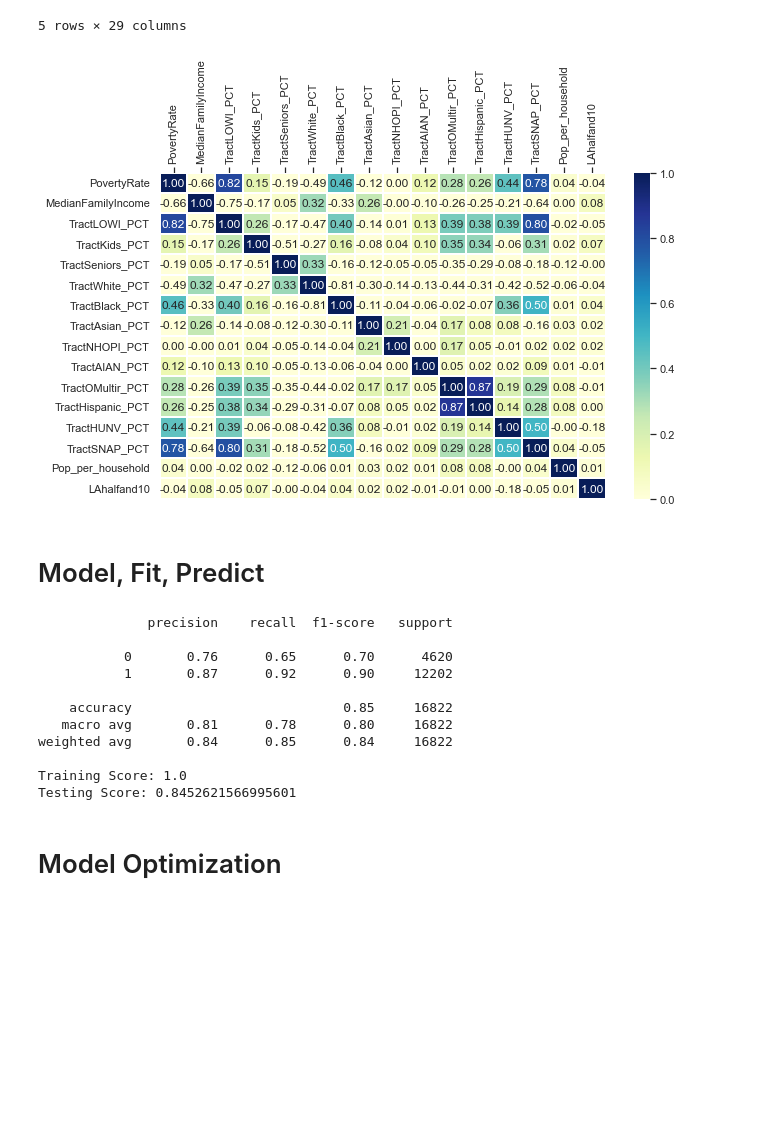
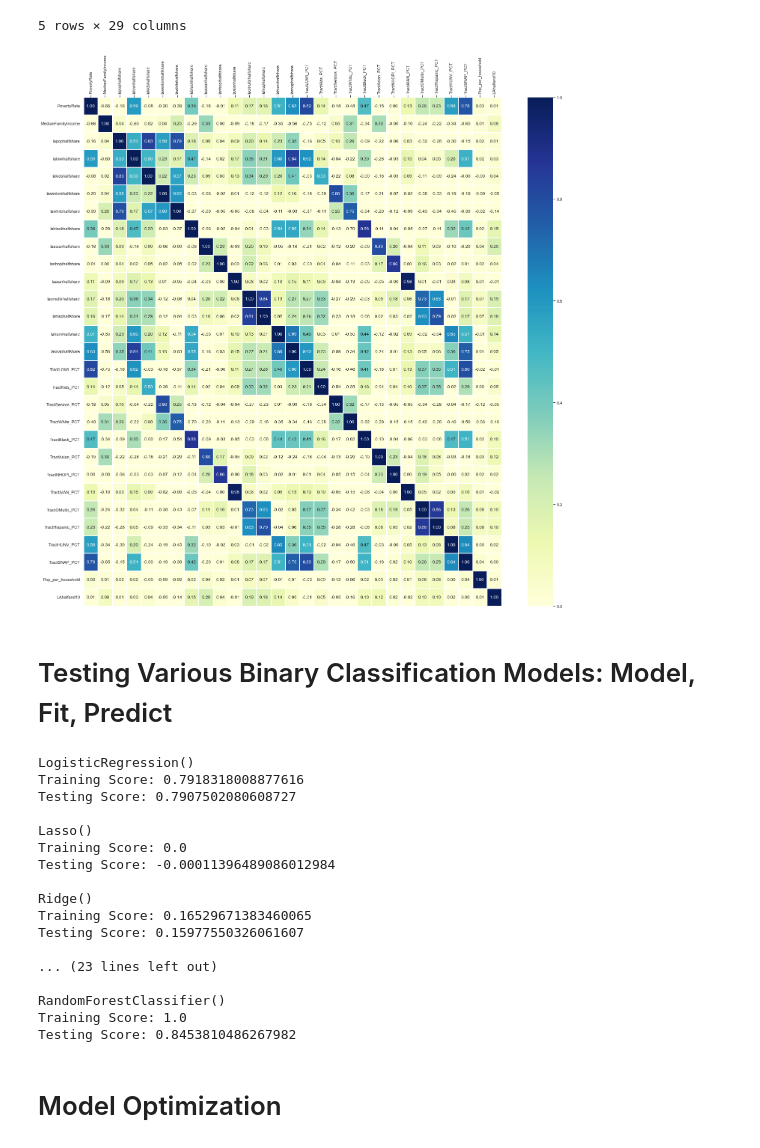
Before and after one commit to meeyoungPH/food-insecurity-machine-learning, a Jupyter notebook: static/data/ml_random_forest_classifier.ipynb, the cells around one changed output. Drawn from its saved outputs; the diff is of its cells as text; code cells hidden in the pictures; blank space fills up the shorter version.

```diff
--- a/static/data/ml_random_forest_classifier.ipynb
+++ b/static/data/ml_random_forest_classifier.ipynb
@@ -44,4 +45,4 @@ df1.tail()
 # %%
-# # Read df1
-# df1 = pd.read_csv("first_food_access.csv", index_col=0)
-# df1.head()
+# Read df1
+df1 = pd.read_csv("first_food_access.csv", index_col=0)
+df1.head()
@@ -592,20 +602,20 @@ df3.head()
 # %%
 # Check coorelation coefficient of feature in df
 corrM = df1.corr()
 
 # Create a heatmap for all parameter correlation values
 sns.set(style="white",font_scale=1)
-plt.figure(figsize = (10,6))
+plt.figure(figsize = (25,25))
 ax=sns.heatmap(corrM, cmap="YlGnBu", fmt='.2f',annot=True,\
              xticklabels=True,linewidth=2, vmin=0, vmax=1)
 # Set x-axis on top and rotate for clarity
 ax.xaxis.tick_top()
 plt.xticks(rotation=90)
 
 # Show the plot
 plt.show()
 # %% [output]
-[figure, old version]
+[figure, new version]
 # %%
 # Define features and target
 X = df3.drop('LAhalfand10', axis=1)
@@ -617,4 +627,4 @@ scaler = StandardScaler().fit(X_train)
 X_train_scaled = scaler.transform(X_train)
 X_test_scaled = scaler.transform(X_test)
 # %% [markdown]
-# Model, Fit, Predict
+# Testing Various Binary Classification Models: Model, Fit, Predict
@@ -621,22 +646,30 @@ X_test_scaled = scaler.transform(X_test)
 # %%
-clf = RandomForestClassifier().fit(X_train_scaled, y_train)
-y_pred = clf.predict(X_test_scaled)
-
-print(classification_report(y_test, y_pred))
-print(f'Training Score: {clf.score(X_train_scaled, y_train)}')
-print(f'Testing Score: {clf.score(X_test_scaled, y_test)}')
+# Fit and Pedict models
+for model in models:
+    model.fit(X_train_scaled, y_train)
+    y_pred = model.predict(X_test_scaled)
+    print(model)
+    print(f'Training Score: {model.score(X_train_scaled, y_train)}')
+    print(f'Testing Score: {model.score(X_test_scaled, y_test)}')
+    print()
 # %% [output]
-              precision    recall  f1-score   support
+LogisticRegression()
+Training Score: 0.7918318008877616
+Testing Score: 0.7907502080608727
 
-           0       0.76      0.65      0.70      4620
-           1       0.87      0.92      0.90     12202
+Lasso()
+Training Score: 0.0
+Testing Score: -0.00011396489086012984
 
-    accuracy                           0.85     16822
-   macro avg       0.81      0.78      0.80     16822
-weighted avg       0.84      0.85      0.84     16822
+Ridge()
+Training Score: 0.16529671383460065
+Testing Score: 0.15977550326061607
 
+... (23 lines left out)
+
+RandomForestClassifier()
 Training Score: 1.0
-Testing Score: 0.8452621566995601
+Testing Score: 0.8453810486267982
 # %% [markdown]
 # Model Optimization
 # %% [markdown]
```
Also changed, not shown: parts of 19 cells of this notebook.
